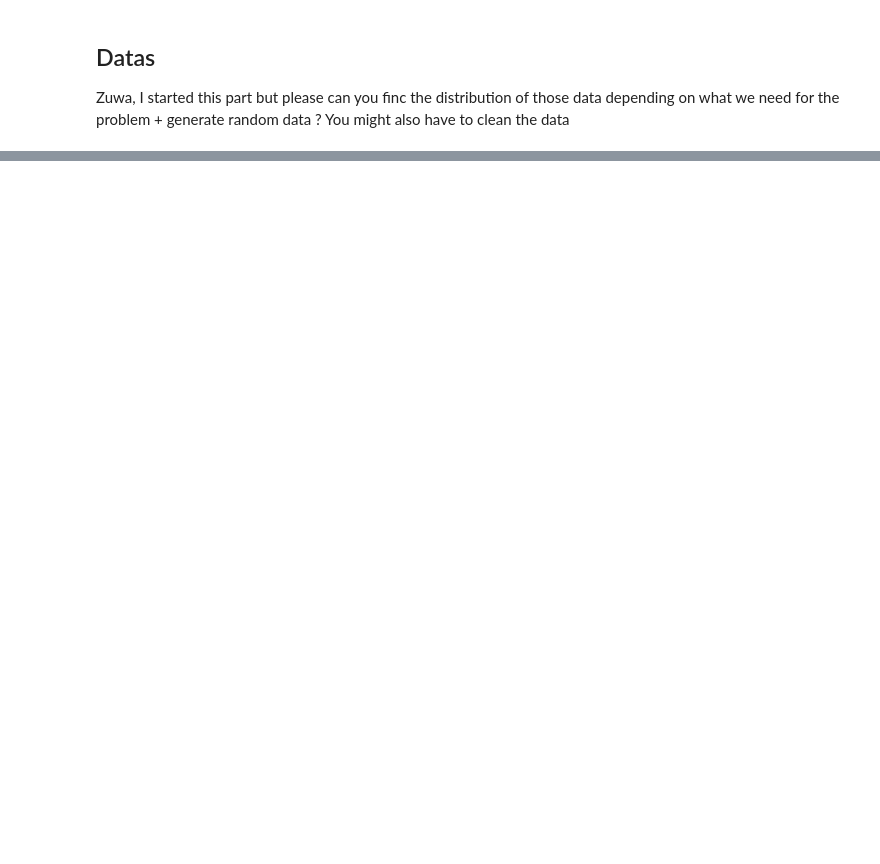
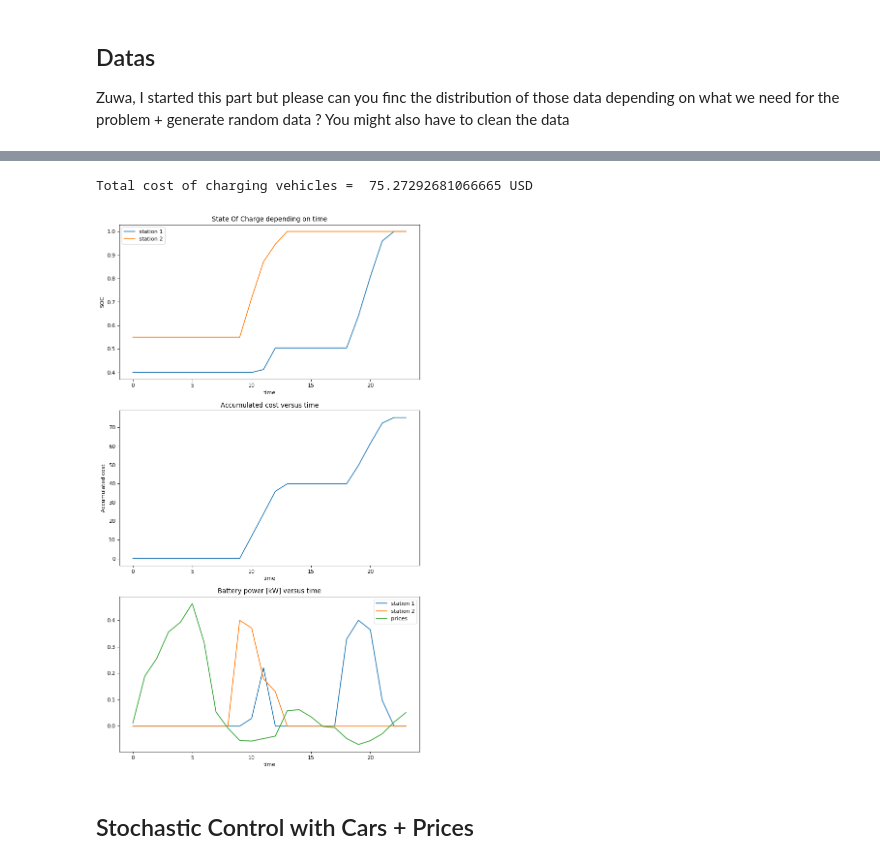
Before and after one commit to mathildebadoual/ev_controller, a Jupyter notebook: ev_controller/Deterministic_v2.ipynb, the cells around one changed output, grey strips where cells are left out. Saved outputs shown, nothing was run; the diff lists cells and outputs as text; code cells hidden in the pictures; blank space fills up the shorter version.

```diff
--- a/ev_controller/Deterministic_v2.ipynb
+++ b/ev_controller/Deterministic_v2.ipynb
@@ -63,0 +85,14 @@ for day in range(1, 31):
+# %%
+## GET DATA
+prices_day = data[(data['day'] == 1) & (data['Month'] == 1) & (data['Year'] == 2013)]['Price']
+prices_interp = interp1d(np.linspace(0, 23, 24), prices_day)
+prices = np.flip(prices_interp(np.linspace(0, 23, N)), axis=0)
+# %%
+SOC_shape = tuple([ns for i in range(num_station)])   # This creates a tuple is needed to for any np.reshape operation later
+
+SOC_grid = np.array(list(itertools.product(np.linspace(0, 1, ns), repeat = num_station))) # repeat added...
+
+SOC_tuple = tuple([np.linspace(0,1,ns) for i in range(num_station)])  # This is needed for the interpolation later
+# %%
+u_star = np.zeros((num_station, len(SOC_grid), N))
+V = 100000 * np.ones((len(SOC_grid), N+1))
@@ -64,3 +183,43 @@ for day in range(1, 31):
+# %%
+t = np.linspace(0, 23, N)
+
+## Plot Simulation Results
+plt.figure(num=3, figsize=(10, 18), dpi=80, facecolor='w', edgecolor='k')
+
+plt.subplot(3,1,1)
+plt.plot(t, SOC_sim[0], label='station 1')
+plt.plot(t, SOC_sim[1], label='station 2')
+#plt.plot(t, SOC_sim[2], label='station 3')
+plt.title('State Of Charge depending on time')
+plt.xlabel('time')
+plt.ylabel('SOC')
+plt.legend()
+# SOC versus time
+
+plt.subplot(3,1,2)
+plt.plot(t, [np.sum(J_sim[:k]) for k in range(0, N)])  # plot speed
+plt.title('Accumulated cost versus time')
+plt.xlabel('time')
+plt.ylabel('Accumulated cost')
+# Accumulated fuel consumption [g] versus time
+
+plt.subplot(3,1,3)
+plt.plot(t, u_batt_sim[0], label='station 1')
+plt.plot(t, u_batt_sim[1], label='station 2')
+#plt.plot(t, u_batt_sim[2], label='station 3')
+plt.plot(t, prices/40 - 0.8, label='prices')
+plt.title('Battery power [kW] versus time')
+plt.xlabel('time')
+plt.legend()
+# Battery and engine power [kW] versus time
+
+plt.savefig('results.png')
+print ("Total cost of charging vehicles = ", J_sim.sum(), "USD")
+# %% [output]
+Total cost of charging vehicles =  75.27292681066665 USD
+[figure, added]
+# %% [markdown]
+## Stochastic Control with Cars + Prices
 # %%
 ## SET PARAMETERS
 num_station = 2      #This can be changed without changing the code below
```
Also changed, not shown: parts of 10 cells of this notebook, 6 other files.
